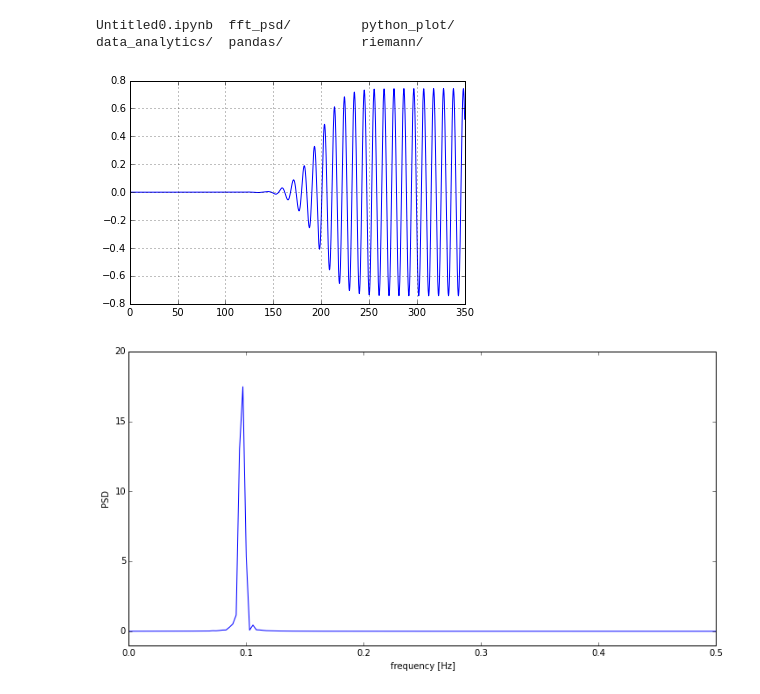
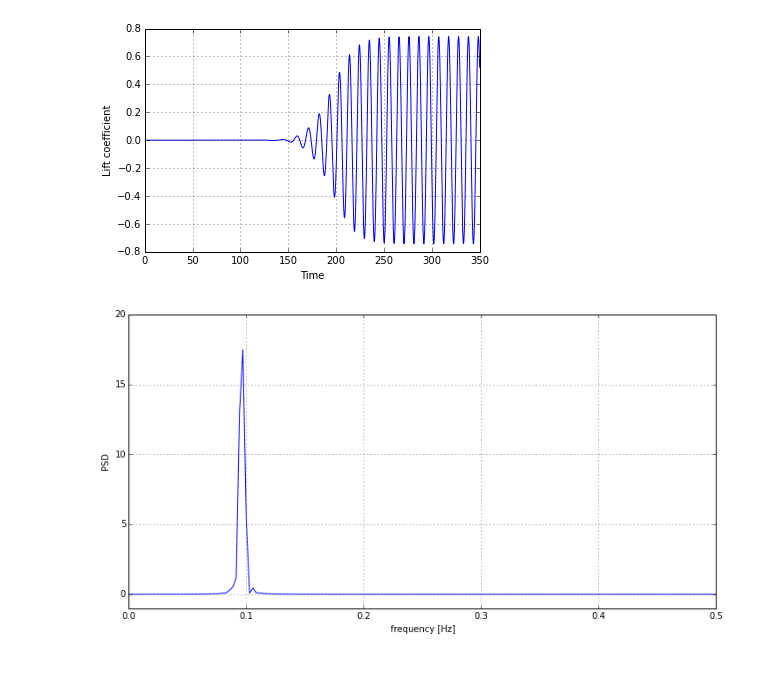
Before and after one commit to joelguerrero/first-tutorial, a Jupyter notebook: c2/coe_psd.ipynb, the cells around one changed output. Cells and saved outputs as stored; diff of their text form; code cells hidden in the pictures; blank space fills up the shorter version.

```diff
--- a/c2/coe_psd.ipynb
+++ b/c2/coe_psd.ipynb
@@ -1,25 +1,23 @@
-# %%
-ls
-# %% [output]
-Untitled0.ipynb  fft_psd/         python_plot/
-data_analytics/  pandas/          riemann/
 # %%
 %matplotlib inline
 # %%
 import numpy as np
 import matplotlib.pyplot as plt
 from scipy.fftpack import fft, ifft
 
 data=np.loadtxt('forceCoeffs.dat', skiprows=9)
 
 #plot(data[:,0],data[:,1],'o')
 
 plt.plot(data[:,0],data[:,3])
 
+plt.xlabel('Time')
+plt.ylabel('Lift coefficient')
+
 plt.grid()
 plt.show()
 # %% [output]
-[figure, old version]
+[figure, new version]
 # %%
 import numpy as np
 from scipy import signal
```
Also changed, not shown: parts of 1 cell of this notebook.
